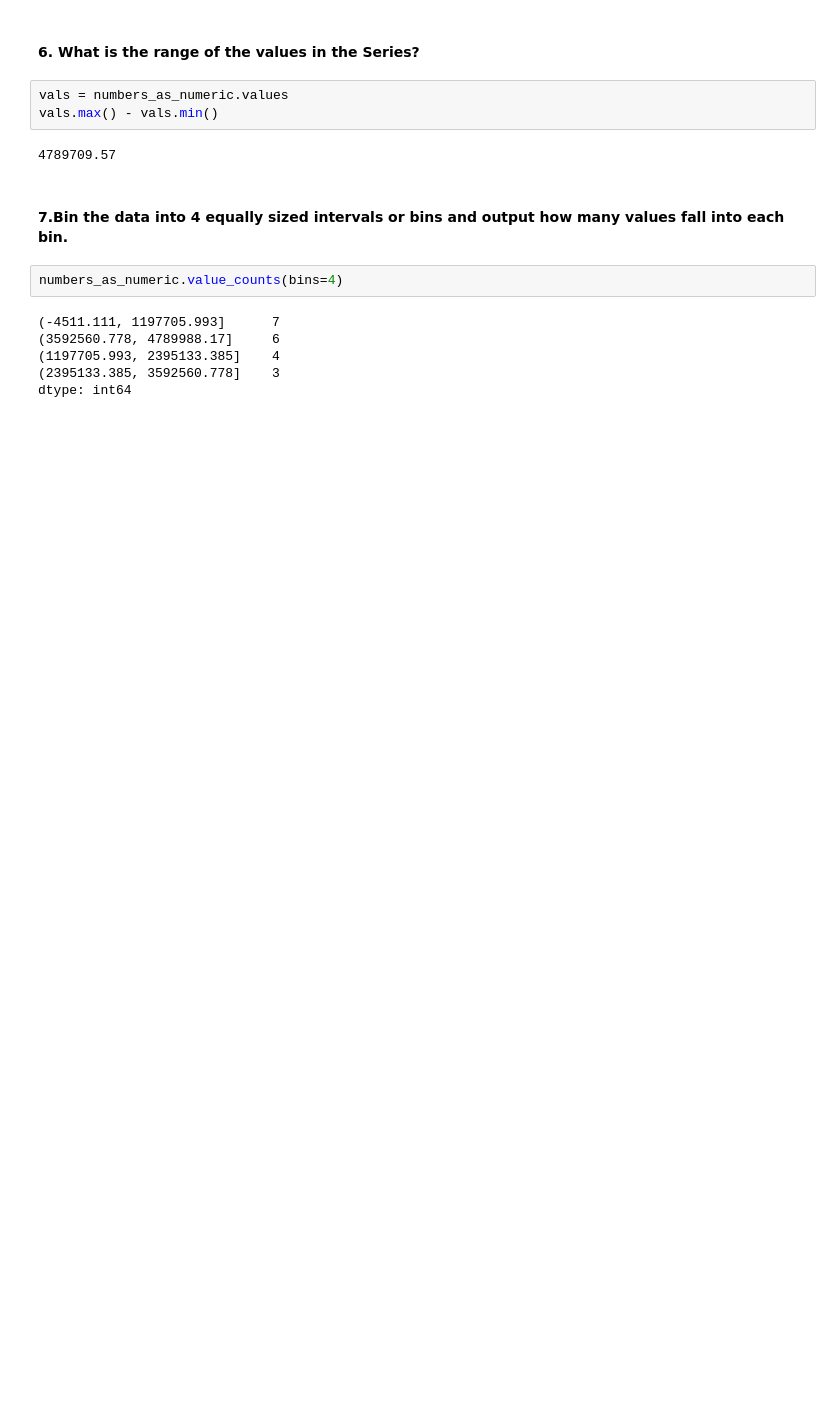
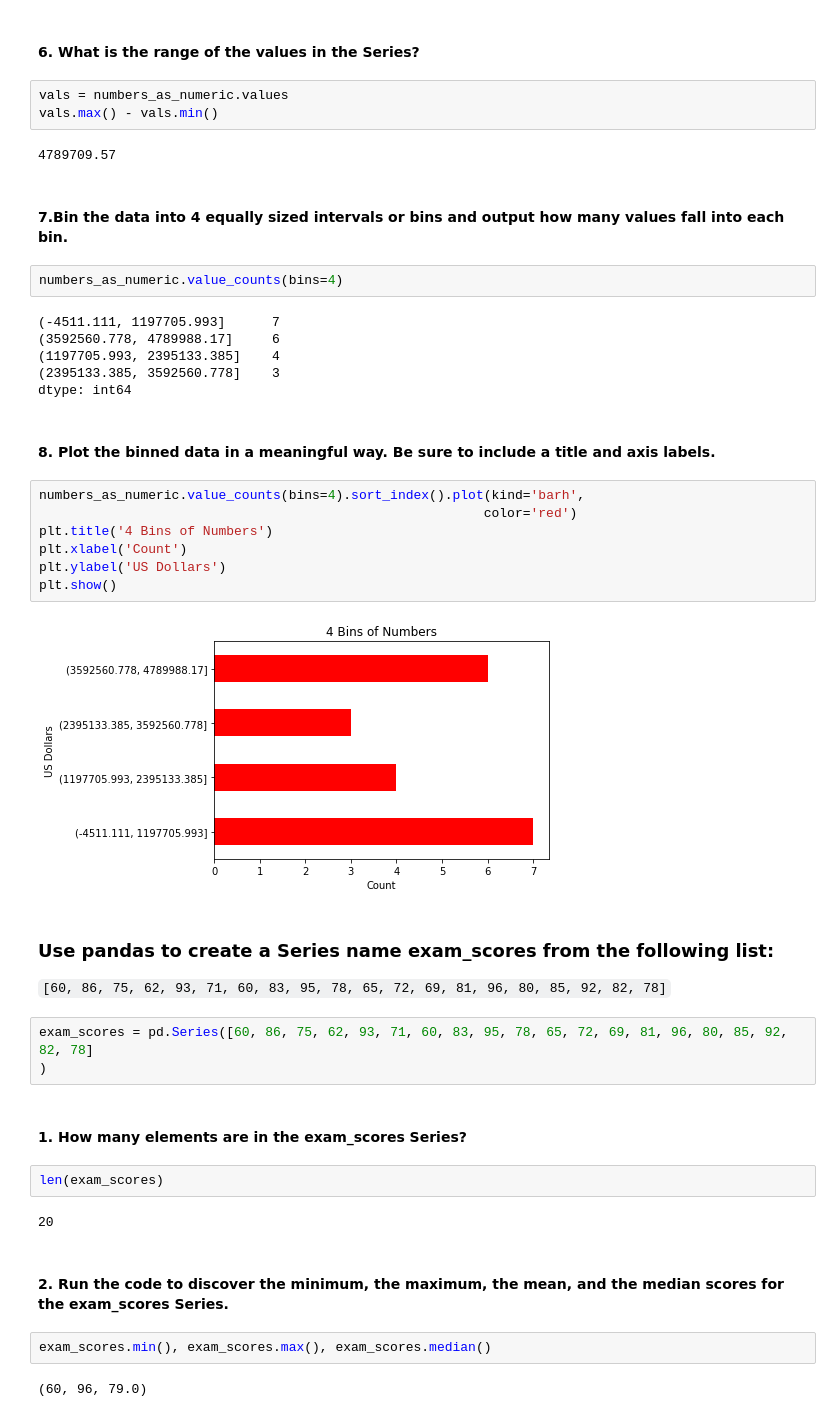
Before and after one commit to CharlesAtchison/numpy-pandas-visualization-exercises, a Jupyter notebook: panda_series.ipynb, the cells around one changed output. Drawn from its saved outputs; the diff is of its cells as text; blank space fills up the shorter version.

````diff
--- a/panda_series.ipynb
+++ b/panda_series.ipynb
@@ -366,3 +366,33 @@ numbers_as_numeric.value_counts(bins=4)
 (1197705.993, 2395133.385]    4
 (2395133.385, 3592560.778]    3
 dtype: int64
+# %% [markdown]
+#### 8. Plot the binned data in a meaningful way. Be sure to include a title and axis labels.
+# %%
+numbers_as_numeric.value_counts(bins=4).sort_index().plot(kind='barh',
+                                                         color='red')
+plt.title('4 Bins of Numbers')
+plt.xlabel('Count')
+plt.ylabel('US Dollars')
+plt.show()
+# %% [output]
+[figure, added]
+# %% [markdown]
+### Use pandas to create a Series name exam_scores from the following list:
+
+```[60, 86, 75, 62, 93, 71, 60, 83, 95, 78, 65, 72, 69, 81, 96, 80, 85, 92, 82, 78]```
+# %%
+exam_scores = pd.Series([60, 86, 75, 62, 93, 71, 60, 83, 95, 78, 65, 72, 69, 81, 96, 80, 85, 92, 82, 78]
+)
+# %% [markdown]
+#### 1. How many elements are in the exam_scores Series?
+# %%
+len(exam_scores)
+# %% [output]
+20
+# %% [markdown]
+#### 2. Run the code to discover the minimum, the maximum, the mean, and the median scores for the exam_scores Series.
+# %%
+exam_scores.min(), exam_scores.max(), exam_scores.median()
+# %% [output]
+(60, 96, 79.0)
````
Also changed, not shown: parts of 9 cells of this notebook.
